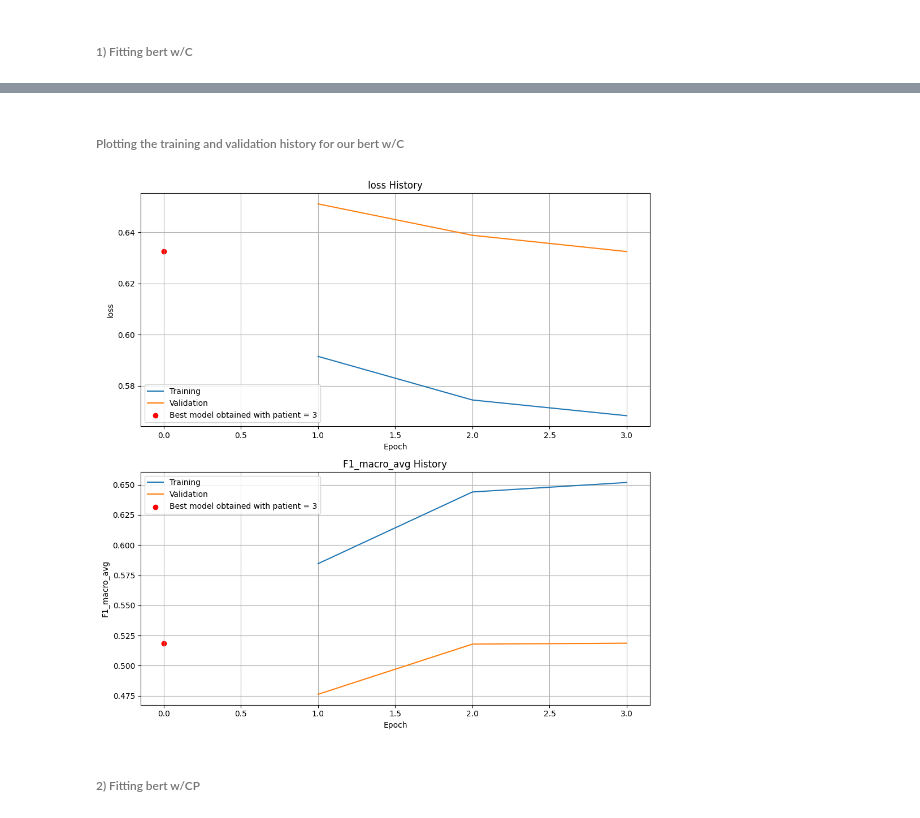
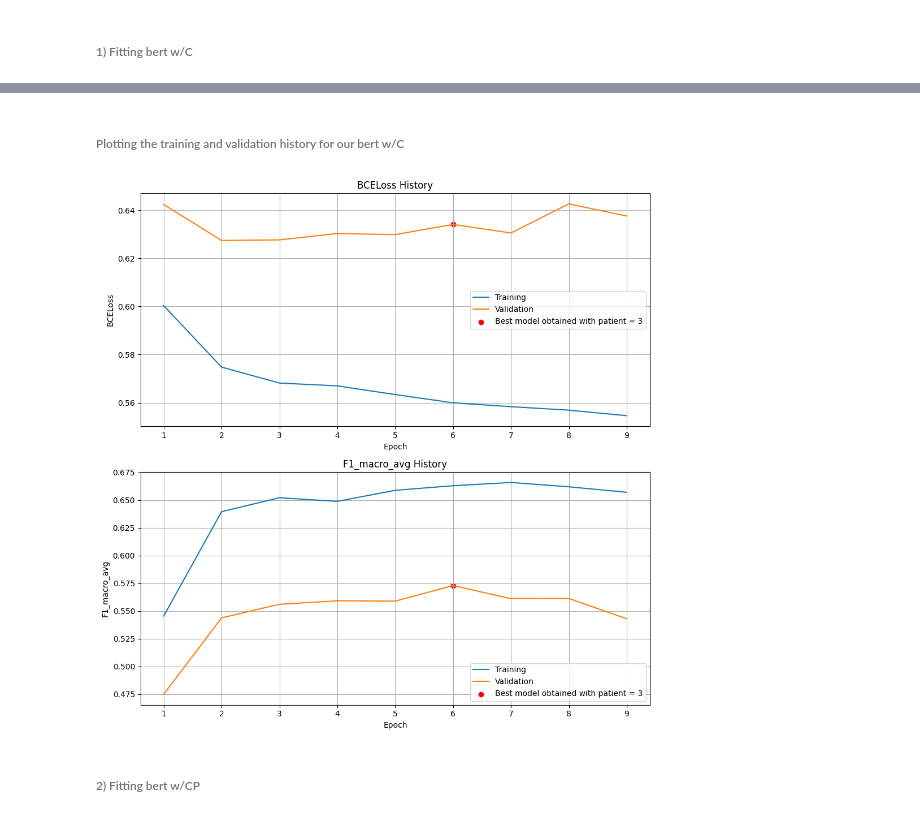
Before and after one commit to GianM0027/NLP_homework_2, a Jupyter notebook: main_notebook.ipynb, the cells around one changed output, grey strips where cells are left out. Saved outputs shown, nothing was run; the diff lists cells and outputs as text; code cells hidden in the pictures.

```diff
--- a/main_notebook.ipynb
+++ b/main_notebook.ipynb
@@ -261,10 +267,6 @@ if RUN_MAJORITY_CLF:
 
     # Make predictions on the test set
     predicted_labels = majority_classifier.predict(test_labels_df)
-
-    # Accuracy of the Majority Classifier
-    accuracy = accuracy_score(test_labels_df, predicted_labels)
-    print(f'Accuracy of the model over all the classes: {accuracy}\n')
 
     # F1 scores on the different labels singularly taken
     f1_scorer = F1_Score_Multi_Labels(name='F1_macro_avg', num_labels=N_LABELS, num_classes=N_CLASSES, compute_mean=False)
@@ -370,12 +358,11 @@ BertOne_grid_search_results_df
 # %%
 if RUN_BERTWO_GRID_SEARCH:
     hyperparameters_key_to_save = ['optimizer', 'pretrained_model_name_or_path', 'dropout_prob']
-    seeds = [69, 4, 21]
+    seeds = [69, 42, 21]
 
-    weight_classes = calculate_class_weights(train_labels_df)
-    criterion = Criterion('loss', loss_function=torch.nn.BCEWithLogitsLoss(weight=weight_classes, reduction='none'), reduction_function=torch.mean)
-    optimizers = [OptimizerWrapper(torch.optim.Adam, identifier=f'lr={10**i}', optimizer_partial_params={'lr':10 ** i}) for i in range(-5, -7, -1)]
-    early_stopper = EarlyStopper(monitor='F1_macro_avg', patience=3, delta=0, mode='max', restore_weights=True)
+    criterion = Criterion(name='BCELoss', loss_function=torch.nn.BCELoss(reduction='none'), reduction_function=torch.mean)
+    optimizers = [OptimizerWrapper(torch.optim.Adam, identifier=f'lr={10**(-5)}', optimizer_partial_params={'lr':10 ** (-5)})]
+    early_stopper = EarlyStopper(monitor='F1_macro_avg', patience=PATIENCE, delta=0, mode='max', restore_weights=True)
     metrics = [[F1_Score_Multi_Labels('F1_macro_avg', num_labels=N_LABELS, num_classes=N_CLASSES)]]
 
 
@@ -386,7 +373,7 @@ if RUN_BERTWO_GRID_SEARCH:
                                       'bert_constructor': BERT_CONSTRUCTORS[version],
                                      } for i in [0, 0.3, 0.5] for version in BERT_VERSIONS]
 
-    training_hyperparameters_to_test = [{'num_epochs': 200,
+    training_hyperparameters_to_test = [{'num_epochs': 20,
                                          'optimizer': opt,
                                          'batch_size': BATCH_SIZE_CP,
                                          'criterion': criterion,
@@ -396,7 +383,6 @@ if RUN_BERTWO_GRID_SEARCH:
 
 
     partial_build_dataloader = partial(build_dataloader,
-                                       one_hot_mapping=CLASS_2_ONE_HOT,
                                        model_input=MODEL_INPUTS['CP'],
                                        custom_dataset_builder=MODEL_DATASET_BUILDERS['CP'],
                                        batch_size=MODEL_BATCH_SIZES['CP'])
@@ -443,14 +419,13 @@ BerTwo_grid_search_results_df
 # %% [markdown]
 ##### Searching the hyperparameters for bert w/C
 # %%
-if RUN_BERTWO_GRID_SEARCH:
+if RUN_BERTHREE_GRID_SEARCH:
     hyperparameters_key_to_save = ['optimizer', 'pretrained_model_name_or_path', 'dropout_prob']
-    seeds = [69, 4, 21]
+    seeds = [69, 42, 21]
 
-    weight_classes = calculate_class_weights(train_labels_df)
-    criterion = Criterion('loss', loss_function=torch.nn.BCEWithLogitsLoss(weight=weight_classes, reduction='none'), reduction_function=torch.mean)
-    optimizers = [OptimizerWrapper(torch.optim.Adam, identifier=f'lr={10**i}', optimizer_partial_params={'lr':10 ** i}) for i in range(-5, -7, -1)]
-    early_stopper = EarlyStopper(monitor='F1_macro_avg', patience=3, delta=0, mode='max', restore_weights=True)
+    criterion = Criterion(name='BCELoss', loss_function=torch.nn.BCELoss(reduction='none'), reduction_function=torch.mean)
+    optimizers = [OptimizerWrapper(torch.optim.Adam, identifier=f'lr={10**(-5)}', optimizer_partial_params={'lr':10 ** (-5)})]
+    early_stopper = EarlyStopper(monitor='F1_macro_avg', patience=PATIENCE, delta=0, mode='max', restore_weights=True)
     metrics = [[F1_Score_Multi_Labels('F1_macro_avg', num_labels=N_LABELS, num_classes=N_CLASSES)]]
 
 
@@ -461,7 +436,7 @@ if RUN_BERTWO_GRID_SEARCH:
                                       'bert_constructor': BERT_CONSTRUCTORS[version],
                                      } for i in [0, 0.3, 0.5] for version in BERT_VERSIONS]
 
-    training_hyperparameters_to_test = [{'num_epochs': 200,
+    training_hyperparameters_to_test = [{'num_epochs': 20,
                                          'optimizer': opt,
                                          'batch_size': BATCH_SIZE_CPS,
                                          'criterion': criterion,
@@ -471,7 +446,6 @@ if RUN_BERTWO_GRID_SEARCH:
 
 
     partial_build_dataloader = partial(build_dataloader,
-                                       one_hot_mapping=CLASS_2_ONE_HOT,
                                        model_input=MODEL_INPUTS['CPS'],
                                        custom_dataset_builder=MODEL_DATASET_BUILDERS['CPS'],
                                        batch_size=MODEL_BATCH_SIZES['CPS'])
@@ -589,7 +553,7 @@ torch.manual_seed(42)
 np.random.seed(42)
 
 
-bert1 = BertOne(dropout_prob=0.5,
+bert1 = BertOne(dropout_prob=0.3,
                 hidden_size= 768,
                 pretrained_model_name_or_path='bert_models/roberta-base',
                 bert_constructor=transformers.RobertaModel).to(device)
@@ -597,9 +561,7 @@ bert1 = BertOne(dropout_prob=0.5,
 
 if FIT_BERTONE:
     optimizer_test = OptimizerWrapper(torch.optim.Adam, identifier=f'lr={1e-5}', optimizer_partial_params={'lr': 1e-5})
-
-    weights_tensor = calculate_class_weights(train_labels_df)
-    criterion_test = Criterion('loss', loss_function=torch.nn.BCELoss(reduction='none'), reduction_function=torch.mean)
+    criterion_test = Criterion(name='BCELoss', loss_function=torch.nn.BCELoss(reduction='none'), reduction_function=torch.mean)
 
 
     bert1_history = bert1.fit(train_loader=dataloaders['roberta-base']['C']['train'],
@@ -607,8 +569,8 @@ if FIT_BERTONE:
                               criterion=criterion_test,
                               metrics=[F1_Score_Multi_Labels('F1_macro_avg', num_labels=N_LABELS, num_classes=N_CLASSES, compute_mean=True)],
                               optimizer=optimizer_test,
-                              early_stopper=EarlyStopper(monitor='F1_macro_avg', patience=3, delta=0, mode='max', restore_weights=True),
-                              num_epochs=3)
+                              early_stopper=EarlyStopper(monitor='F1_macro_avg', patience=PATIENCE, delta=0, mode='max', restore_weights=True),
+                              num_epochs=20)
 
     torch.save(bert1.state_dict(), BERTONE_WEIGHTS_PATH)
 
@@ -622,14 +591,15 @@ else:
 Train Completed
-# %% [markdown]
-###### Plotting the training and validation history for our bert w/C
+# %% [markdown]
+###### Plotting the training and validation history for our bert w/C
 # %%
+
 if FIT_BERTONE:
-    plot_history(bert1_history, patience=3)
+    plot_history(bert1_history, patience=PATIENCE)
 
 else:
     print("To show the bert w/C training history you should set the flag FIT_BERTONE=True ")
 # %% [output]
-[figure, old version]
+[figure, new version]
 # %% [markdown]
 ######  2) Fitting bert w/CP
 # %%
```
Also changed, not shown: parts of 25 cells of this notebook, 6 other files.
